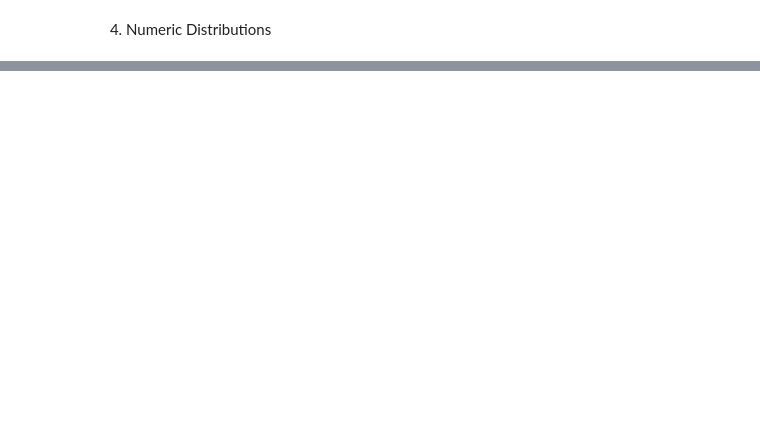
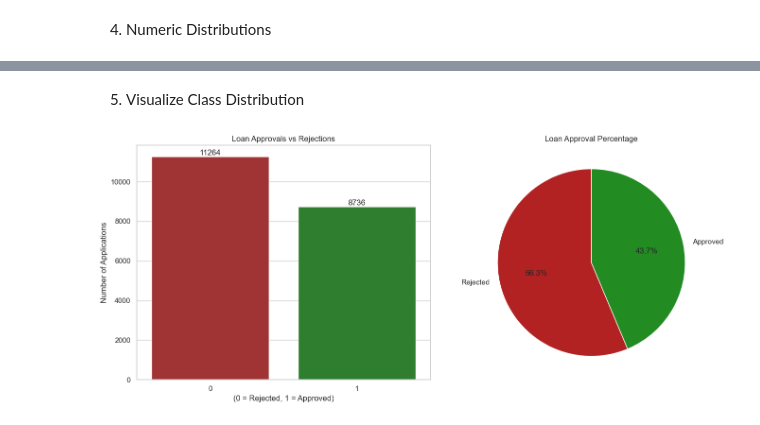
Before and after one commit to Sersoel/loan-approval-prediction, a Jupyter notebook: notebooks/loan_classification.ipynb, the cells around one changed output, grey strips where cells are left out. Drawn from its saved outputs; the diff is of its cells as text; code cells hidden in the pictures; blank space fills up the shorter version.

Commit message:
feat(viz): add loan approval count bar and pie chart

```diff
--- a/notebooks/loan_classification.ipynb
+++ b/notebooks/loan_classification.ipynb
@@ -85,0 +86,48 @@ plt.show()
+# %% [markdown]
+5. Visualize Class Distribution
+# %%
+# ## 5. Loan Approval Distribution: Count Bar + Pie Chart
+fig, axes = plt.subplots(1, 2, figsize=(14, 6))
+
+# Color mapping
+colors = ['firebrick', 'forestgreen']  # [Rejected, Approved]
+
+# ----- Bar Chart -----
+ax1 = axes[0]
+sns.countplot(
+    x='LoanApproved',
+    data=df,
+    palette=colors,
+    ax=ax1
+)
+ax1.set_title('Loan Approvals vs Rejections')
+ax1.set_xlabel('(0 = Rejected, 1 = Approved)')
+ax1.set_ylabel('Number of Applications')
+
+# Add count labels
+for p in ax1.patches:
+    ax1.annotate(
+        f'{int(p.get_height())}',
+        (p.get_x() + p.get_width() / 2, p.get_height()),
+        ha='center', va='bottom'
+    )
+
+# ----- Pie Chart -----
+ax2 = axes[1]
+counts = df['LoanApproved'].value_counts().sort_index()
+labels = ['Rejected', 'Approved']
+
+ax2.pie(
+    counts,
+    labels=labels,
+    autopct='%1.1f%%',
+    startangle=90,
+    colors=colors,
+    wedgeprops={'edgecolor': 'white'}
+)
+ax2.set_title('Loan Approval Percentage')
+
+plt.tight_layout()
+plt.show()
+# %% [output]
+[figure, added]
```
Also changed, not shown: parts of 2 cells of this notebook.
